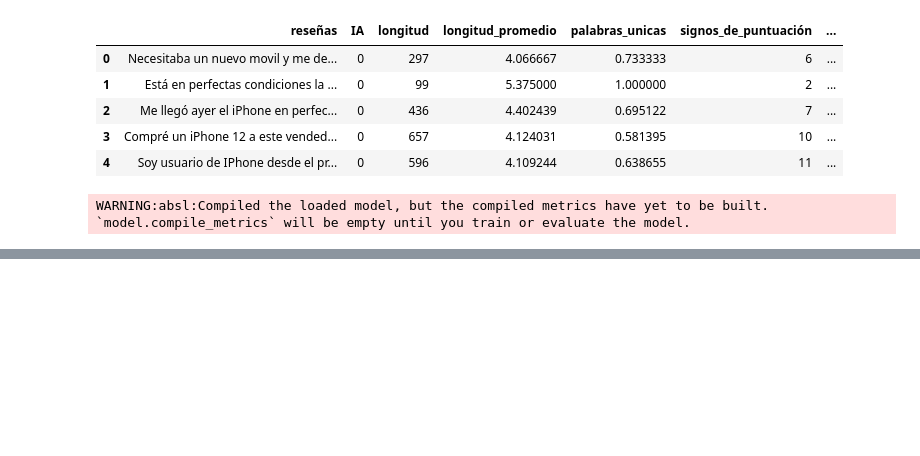
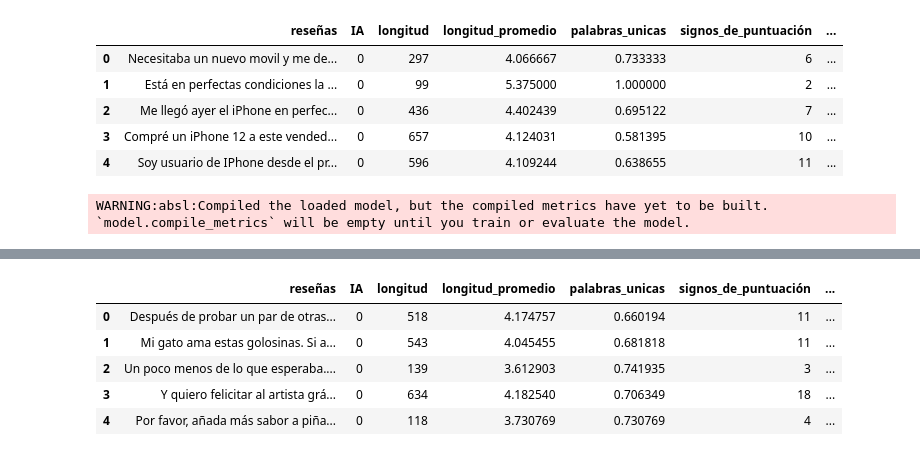
Before and after one commit to Pabarkyan/Amazon-Reviews-NN, a Jupyter notebook: code/NN_model/LSTM_accuracy.ipynb, the cells around one changed output, grey strips where cells are left out. Saved outputs shown, nothing was run; the diff lists cells and outputs as text; code cells hidden in the pictures; blank space fills up the shorter version.

Commit message:
completing LSTM model and evaluating with external dataset

```diff
--- a/code/NN_model/LSTM_accuracy.ipynb
+++ b/code/NN_model/LSTM_accuracy.ipynb
@@ -17,2 +11,5 @@ import pandas as pd
+# %%
+FICHERO_DATA = 'data/data_reviews.csv'
+FICHERO_DATA_VALIDATION = 'data/data_validation.csv'
 # %%
 # Importamos el csv
@@ -101,0 +137,11 @@ weighted avg       0.79      0.78      0.79       730
+# %%
+# Probemos el modelo con datos no utilizados ni en el test ni en el train
+validation_data = pd.read_csv(FICHERO_DATA_VALIDATION)
+validation_data.head()
+# %% [output]
+|  | reseñas | IA | longitud | longitud_promedio | palabras_unicas | signos_de_puntuación | ... |
+| 0 | Después de probar un par de otras... | 0 | 518 | 4.174757 | 0.660194 | 11 | ... |
+| 1 | Mi gato ama estas golosinas. Si a... | 0 | 543 | 4.045455 | 0.681818 | 11 | ... |
+| 2 | Un poco menos de lo que esperaba.... | 0 | 139 | 3.612903 | 0.741935 | 3 | ... |
+| 3 | Y quiero felicitar al artista grá... | 0 | 634 | 4.182540 | 0.706349 | 18 | ... |
+| 4 | Por favor, añada más sabor a piña... | 0 | 118 | 3.730769 | 0.730769 | 4 | ... |
```
Also changed, not shown: parts of 13 cells of this notebook, 5 other files.
